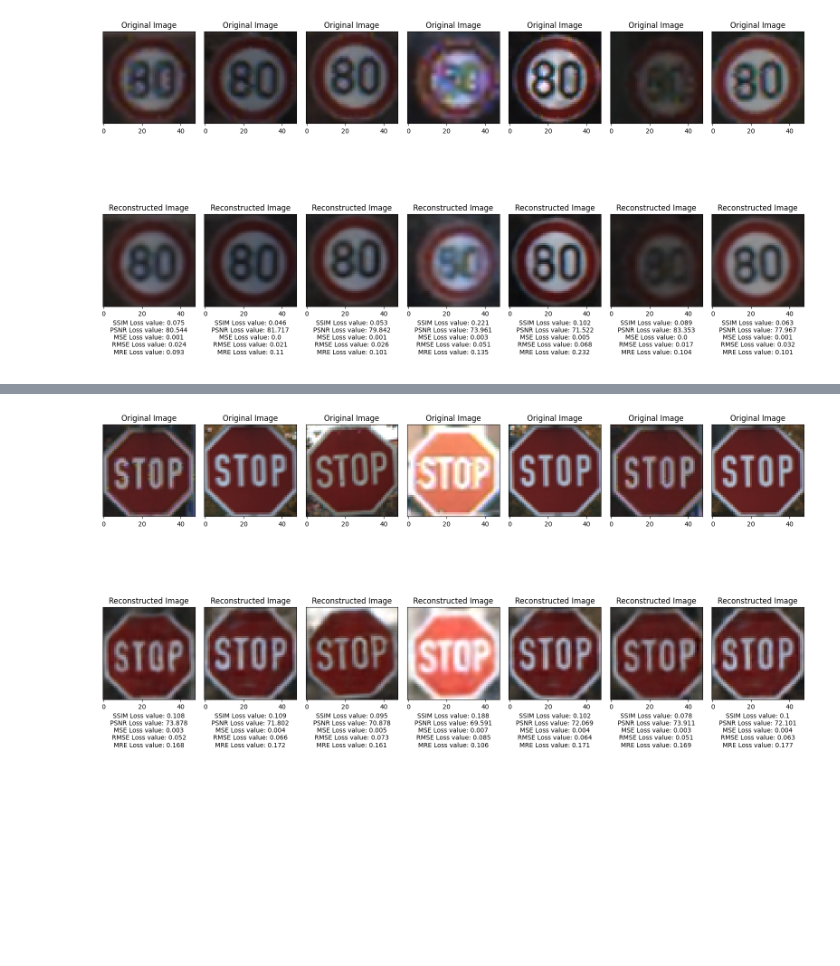
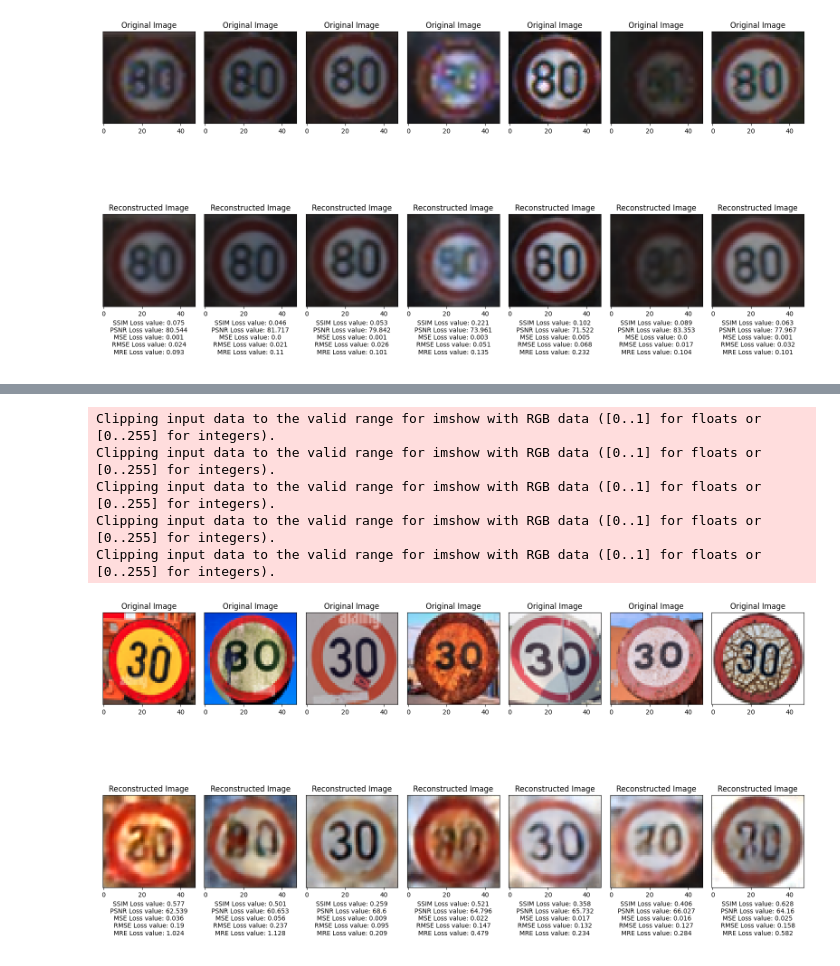
Before and after one commit to canersu/damaged_ts_detection, a Jupyter notebook: notebooks/ae_custom_train.ipynb, the cells around one changed output, grey strips where cells are left out. Cells and saved outputs as stored; diff of their text form; code cells hidden in the pictures; blank space fills up the shorter version.

Commit message:
add damaged comparisons

```diff
--- a/notebooks/ae_custom_train.ipynb
+++ b/notebooks/ae_custom_train.ipynb
@@ -517,9 +484,14 @@ Destructor called, Employee deleted.
 20/20 [==============================] - 0s 8ms/step
 [figure]
 # %%
+import ae
+import tensorflow as tf
+from tensorflow.keras.losses import MeanSquaredError
+from time import sleep
+
 weight_file_cropped_all = "/home/can/thesis/ae_weights/cropped_allfullmodel1mse.h5"
 ae_cropped_all = ae.autoEncoder()
 model_cropped_all= ae_cropped_all.loadModel(weight_file_cropped_all)
-test_path1 = "/home/can/thesis/gtsrb/damaged_signs/14/healthy/"
+test_path1 = "/home/can/thesis/gtsrb/damaged_signs/1/dmg/"
 ae_cropped_all.showResults(7, test_path1, model_cropped_all, "ALL")
 # %% [output]
@@ -530 +519,6 @@ Clipping input data to the valid range for imshow with RGB data ([0..1] for floa
+Clipping input data to the valid range for imshow with RGB data ([0..1] for floats or [0..255] for integers).
+Clipping input data to the valid range for imshow with RGB data ([0..1] for floats or [0..255] for integers).
+Clipping input data to the valid range for imshow with RGB data ([0..1] for floats or [0..255] for integers).
+Clipping input data to the valid range for imshow with RGB data ([0..1] for floats or [0..255] for integers).
+Clipping input data to the valid range for imshow with RGB data ([0..1] for floats or [0..255] for integers).
-[figure, old version]
+[figure, new version]
```
Also changed, not shown: parts of 3 cells of this notebook, 2 other files.
